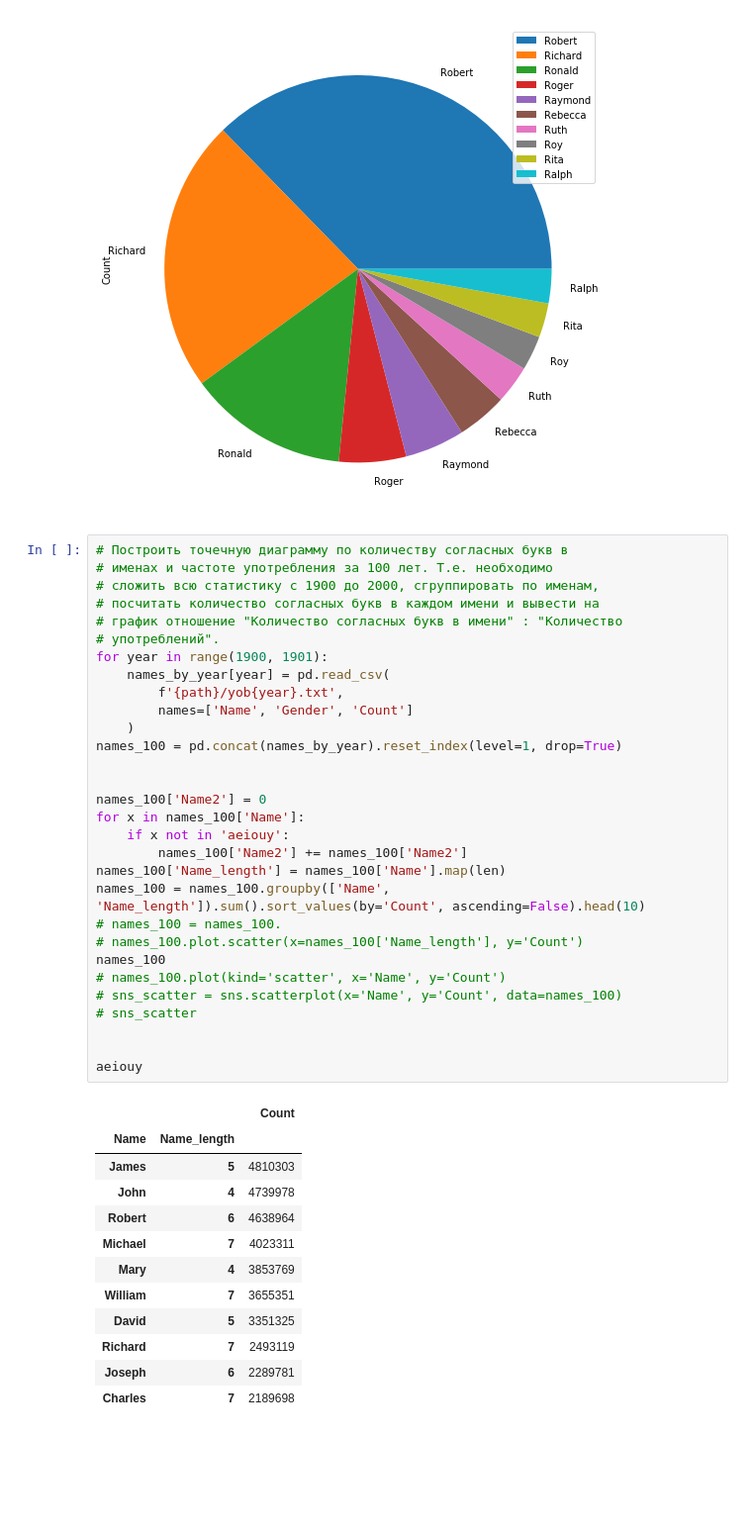
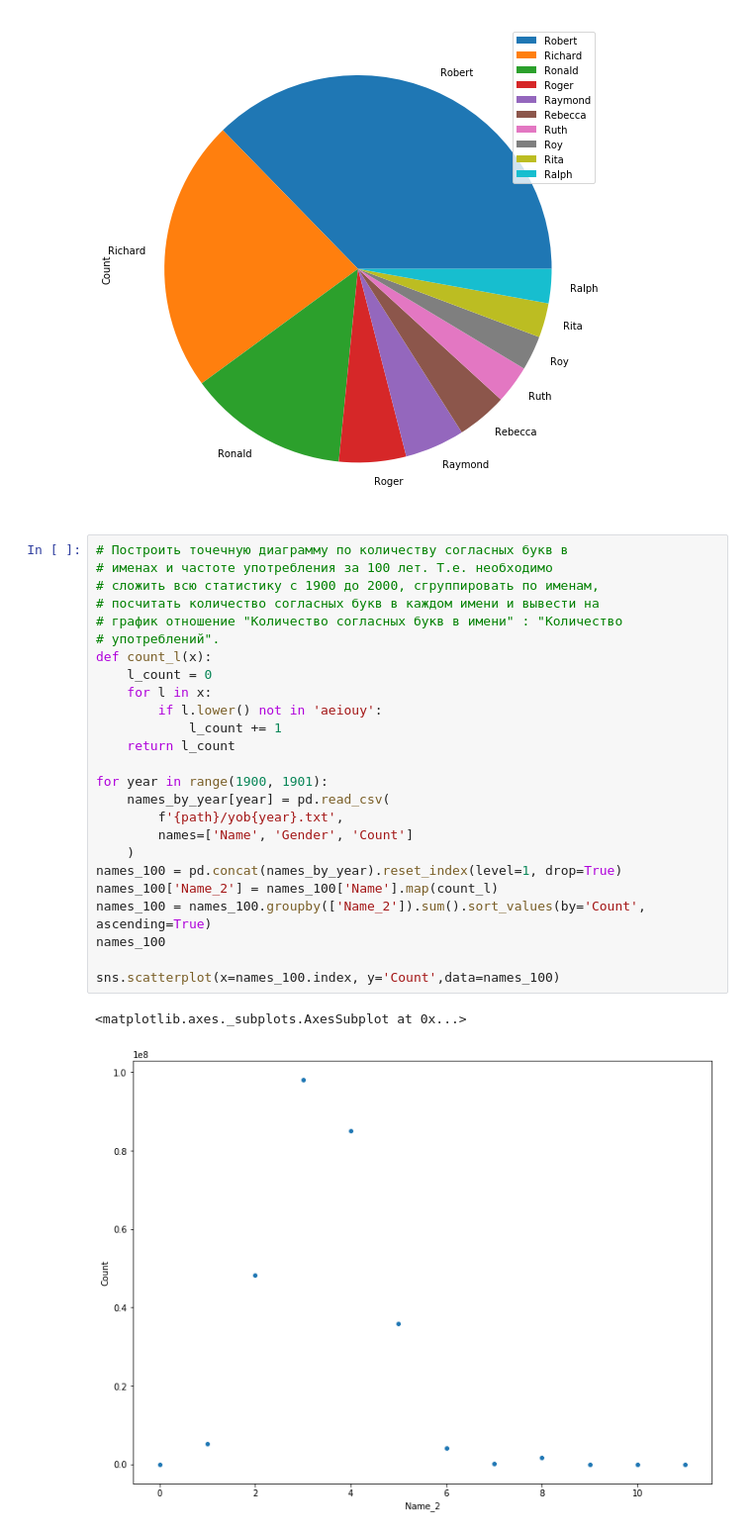
Before and after one commit to Severes/Netology_python_prof_2019, a Jupyter notebook: Py_pro/2.6. Data analysis 2/HW. Data_analysis part 2.ipynb, the cells around one changed output. Shown at 99% size. Saved outputs shown, nothing was run; the diff lists cells and outputs as text; blank space fills up the shorter version.

Commit message:
HW Data analysis part 2

```diff
--- a/Py_pro/2.6. Data analysis 2/HW. Data_analysis part 2.ipynb
+++ b/Py_pro/2.6. Data analysis 2/HW. Data_analysis part 2.ipynb
@@ -49,43 +49,28 @@ top_r.plot(kind='pie', y='Count')
 # %%
 # Построить точечную диаграмму по количеству согласных букв в
 # именах и частоте употребления за 100 лет. Т.е. необходимо
 # сложить всю статистику с 1900 до 2000, сгруппировать по именам,
 # посчитать количество согласных букв в каждом имени и вывести на
 # график отношение "Количество согласных букв в имени" : "Количество
 # употреблений".
+def count_l(x):
+    l_count = 0
+    for l in x:
+        if l.lower() not in 'aeiouy':
+            l_count += 1
+    return l_count
+
 for year in range(1900, 1901):
     names_by_year[year] = pd.read_csv(
         f'{path}/yob{year}.txt',
         names=['Name', 'Gender', 'Count']
     )
 names_100 = pd.concat(names_by_year).reset_index(level=1, drop=True)
+names_100['Name_2'] = names_100['Name'].map(count_l)
+names_100 = names_100.groupby(['Name_2']).sum().sort_values(by='Count', ascending=True)
+names_100
 
-
-names_100['Name2'] = 0
-for x in names_100['Name']:
-    if x not in 'aeiouy':
-        names_100['Name2'] += names_100['Name2']
-names_100['Name_length'] = names_100['Name'].map(len)
-names_100 = names_100.groupby(['Name', 'Name_length']).sum().sort_values(by='Count', ascending=False).head(10)
-# names_100 = names_100.
-# names_100.plot.scatter(x=names_100['Name_length'], y='Count')
-names_100
-# names_100.plot(kind='scatter', x='Name', y='Count')
-# sns_scatter = sns.scatterplot(x='Name', y='Count', data=names_100)
-# sns_scatter
-
-
-aeiouy
+sns.scatterplot(x=names_100.index, y='Count',data=names_100)
 # %% [output]
-|  |  | Count |
-| Name | Name_length |  |
-| James | 5 | 4810303 |
-| John | 4 | 4739978 |
-| Robert | 6 | 4638964 |
-| Michael | 7 | 4023311 |
-| Mary | 4 | 3853769 |
-| William | 7 | 3655351 |
-| David | 5 | 3351325 |
-| Richard | 7 | 2493119 |
-| Joseph | 6 | 2289781 |
-| Charles | 7 | 2189698 |
+<matplotlib.axes._subplots.AxesSubplot at 0x...>
+[figure, added]
```
